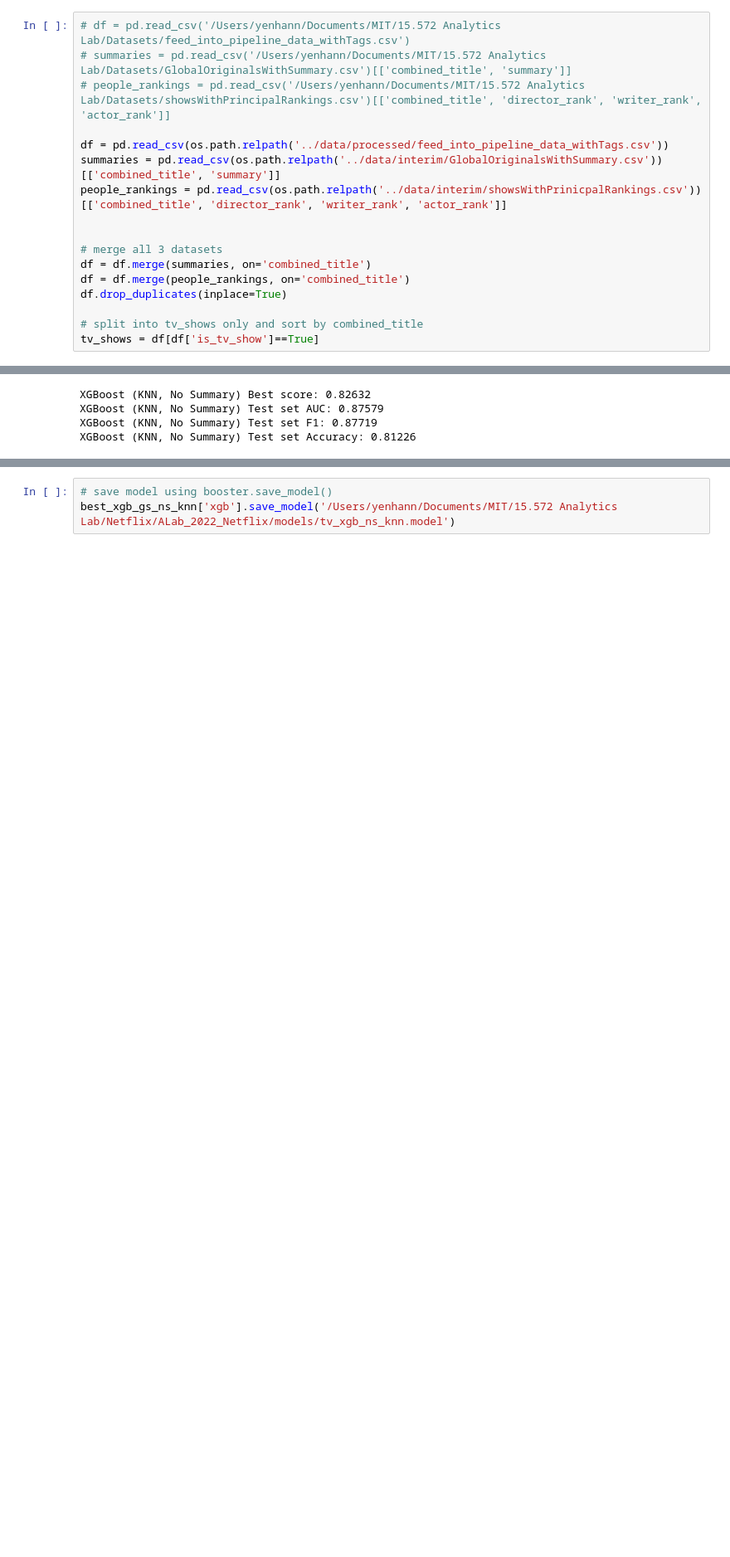
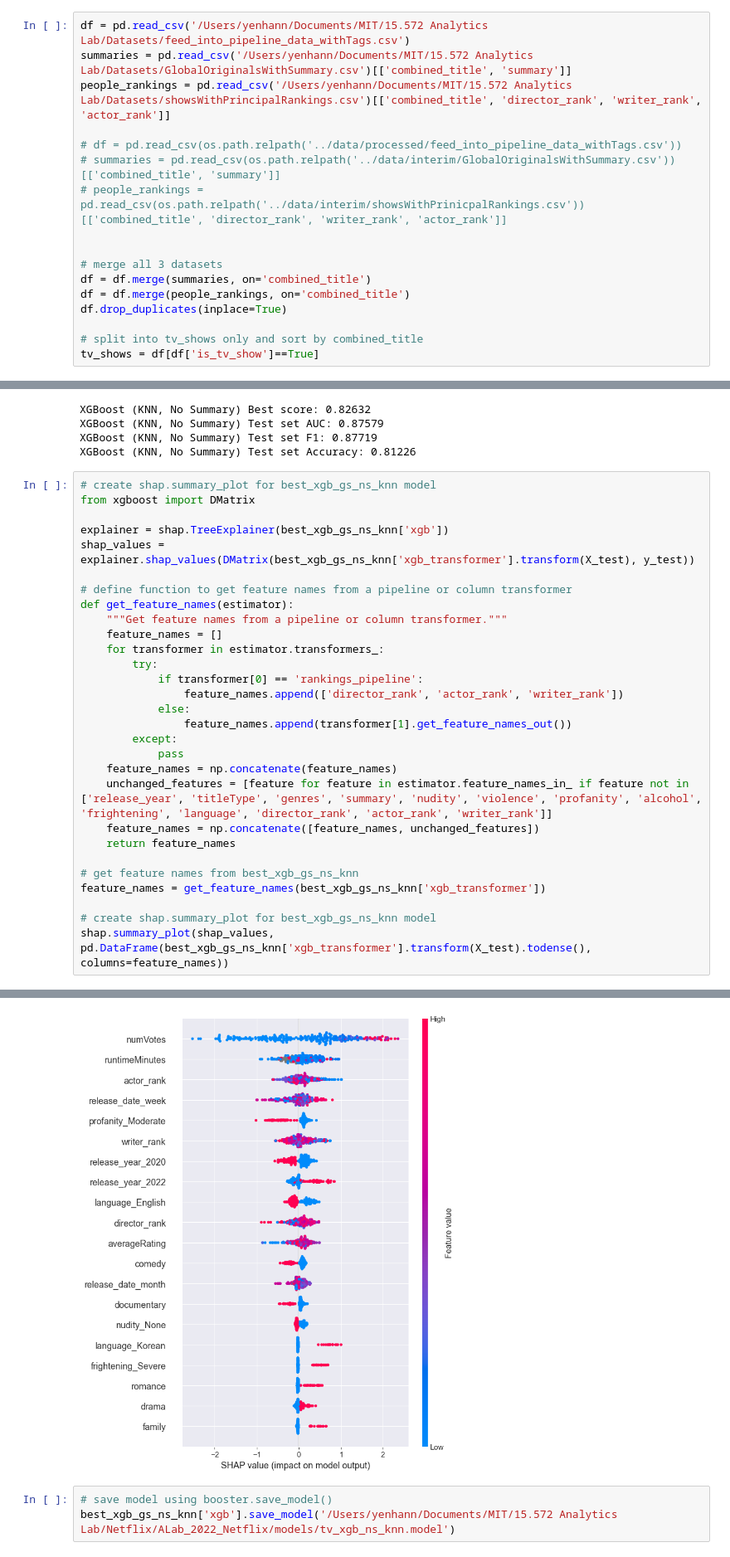
Before and after one commit to Joeyzect/Netflix_ALab_2022, a Jupyter notebook: notebooks/16-yen-tvshows-redux-modelling-final.ipynb, the cells around one changed output, grey strips where cells are left out. Shown at 83% size. Drawn from its saved outputs; the diff is of its cells as text; blank space fills up the shorter version.

```diff
--- a/notebooks/16-yen-tvshows-redux-modelling-final.ipynb
+++ b/notebooks/16-yen-tvshows-redux-modelling-final.ipynb
@@ -8,13 +7,13 @@ import os
 # %% [markdown]
 ## <u>Import Datasets and Train Test Split<u>
 # %%
-# df = pd.read_csv('/Users/yenhann/Documents/MIT/15.572 Analytics Lab/Datasets/feed_into_pipeline_data_withTags.csv')
-# summaries = pd.read_csv('/Users/yenhann/Documents/MIT/15.572 Analytics Lab/Datasets/GlobalOriginalsWithSummary.csv')[['combined_title', 'summary']]
-# people_rankings = pd.read_csv('/Users/yenhann/Documents/MIT/15.572 Analytics Lab/Datasets/showsWithPrincipalRankings.csv')[['combined_title', 'director_rank', 'writer_rank', 'actor_rank']]
+df = pd.read_csv('/Users/yenhann/Documents/MIT/15.572 Analytics Lab/Datasets/feed_into_pipeline_data_withTags.csv')
+summaries = pd.read_csv('/Users/yenhann/Documents/MIT/15.572 Analytics Lab/Datasets/GlobalOriginalsWithSummary.csv')[['combined_title', 'summary']]
+people_rankings = pd.read_csv('/Users/yenhann/Documents/MIT/15.572 Analytics Lab/Datasets/showsWithPrincipalRankings.csv')[['combined_title', 'director_rank', 'writer_rank', 'actor_rank']]
 
-df = pd.read_csv(os.path.relpath('../data/processed/feed_into_pipeline_data_withTags.csv'))
-summaries = pd.read_csv(os.path.relpath('../data/interim/GlobalOriginalsWithSummary.csv'))[['combined_title', 'summary']]
-people_rankings = pd.read_csv(os.path.relpath('../data/interim/showsWithPrinicpalRankings.csv'))[['combined_title', 'director_rank', 'writer_rank', 'actor_rank']]
+# df = pd.read_csv(os.path.relpath('../data/processed/feed_into_pipeline_data_withTags.csv'))
+# summaries = pd.read_csv(os.path.relpath('../data/interim/GlobalOriginalsWithSummary.csv'))[['combined_title', 'summary']]
+# people_rankings = pd.read_csv(os.path.relpath('../data/interim/showsWithPrinicpalRankings.csv'))[['combined_title', 'director_rank', 'writer_rank', 'actor_rank']]
 
 
 # merge all 3 datasets
@@ -151,3 +148,33 @@ XGBoost (KNN, No Summary) Best score: 0.82632
 XGBoost (KNN, No Summary) Test set AUC: 0.87579
 XGBoost (KNN, No Summary) Test set F1: 0.87719
 XGBoost (KNN, No Summary) Test set Accuracy: 0.81226
+# %%
+# create shap.summary_plot for best_xgb_gs_ns_knn model
+from xgboost import DMatrix
+
+explainer = shap.TreeExplainer(best_xgb_gs_ns_knn['xgb'])
+shap_values = explainer.shap_values(DMatrix(best_xgb_gs_ns_knn['xgb_transformer'].transform(X_test), y_test))
+
+# define function to get feature names from a pipeline or column transformer
+def get_feature_names(estimator):
+    """Get feature names from a pipeline or column transformer."""
+    feature_names = []
+    for transformer in estimator.transformers_:
+        try:
+            if transformer[0] == 'rankings_pipeline':
+                feature_names.append(['director_rank', 'actor_rank', 'writer_rank'])
+            else:
+                feature_names.append(transformer[1].get_feature_names_out())
+        except:
+            pass
+    feature_names = np.concatenate(feature_names)
+    unchanged_features = [feature for feature in estimator.feature_names_in_ if feature not in ['release_year', 'titleType', 'genres', 'summary', 'nudity', 'violence', 'profanity', 'alcohol', 'frightening', 'language', 'director_rank', 'actor_rank', 'writer_rank']]
+    feature_names = np.concatenate([feature_names, unchanged_features])
+    return feature_names
+
+# get feature names from best_xgb_gs_ns_knn
+feature_names = get_feature_names(best_xgb_gs_ns_knn['xgb_transformer'])
+
+# create shap.summary_plot for best_xgb_gs_ns_knn model
+shap.summary_plot(shap_values, pd.DataFrame(best_xgb_gs_ns_knn['xgb_transformer'].transform(X_test).todense(), columns=feature_names))
+# %% [output]
@@ -154,3 +182,4 @@ XGBoost (KNN, No Summary) Test set Accuracy: 0.81226
+[figure, added]
 # %%
 # save model using booster.save_model()
 best_xgb_gs_ns_knn['xgb'].save_model('/Users/yenhann/Documents/MIT/15.572 Analytics Lab/Netflix/ALab_2022_Netflix/models/tv_xgb_ns_knn.model')
```
Also changed, not shown: parts of 29 cells of this notebook, 2 other files.
